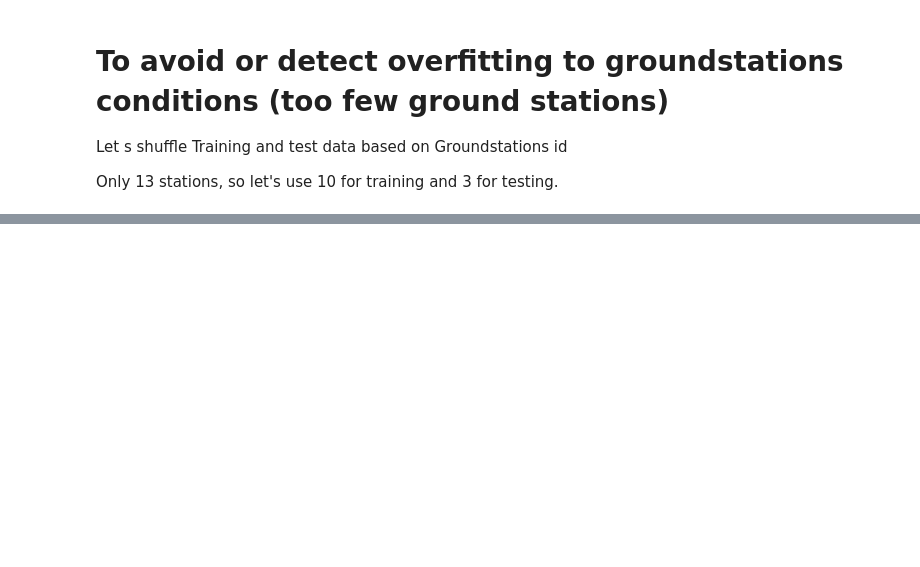
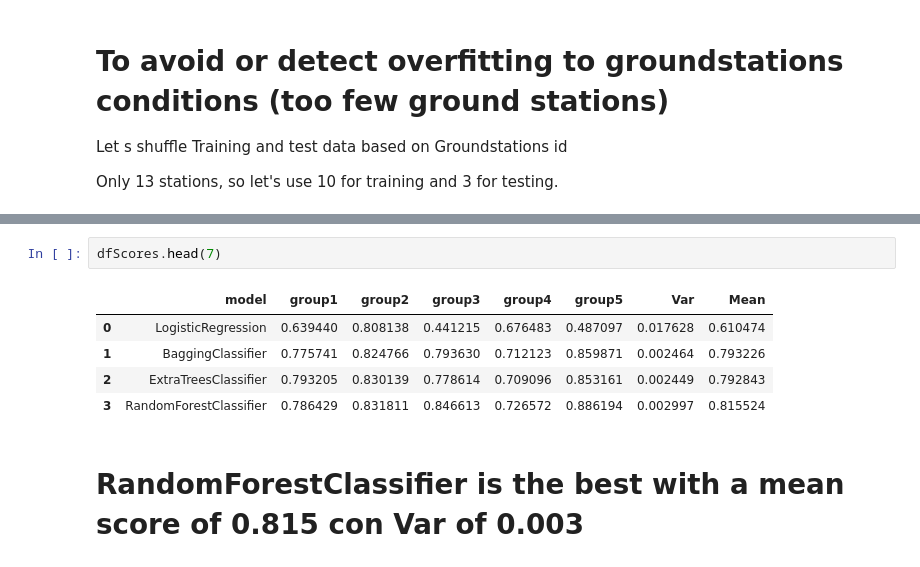
Before and after one commit to georgetown-analytics/Air-Pollution, a Jupyter notebook: model/model classif selection.ipynb, the cells around one changed output, grey strips where cells are left out. Drawn from its saved outputs; the diff is of its cells as text; blank space fills up the shorter version.

```diff
--- a/model/model classif selection.ipynb
+++ b/model/model classif selection.ipynb
@@ -340,0 +449,10 @@ for model in models:
+# %%
+dfScores.head(7)
+# %% [output]
+|  | model | group1 | group2 | group3 | group4 | group5 | Var | Mean |
+| 0 | LogisticRegression | 0.639440 | 0.808138 | 0.441215 | 0.676483 | 0.487097 | 0.017628 | 0.610474 |
+| 1 | BaggingClassifier | 0.775741 | 0.824766 | 0.793630 | 0.712123 | 0.859871 | 0.002464 | 0.793226 |
+| 2 | ExtraTreesClassifier | 0.793205 | 0.830139 | 0.778614 | 0.709096 | 0.853161 | 0.002449 | 0.792843 |
+| 3 | RandomForestClassifier | 0.786429 | 0.831811 | 0.846613 | 0.726572 | 0.886194 | 0.002997 | 0.815524 |
+# %% [markdown]
+# RandomForestClassifier is the best with a mean score of 0.815 con Var of 0.003
```
Also changed, not shown: parts of 11 cells of this notebook.
